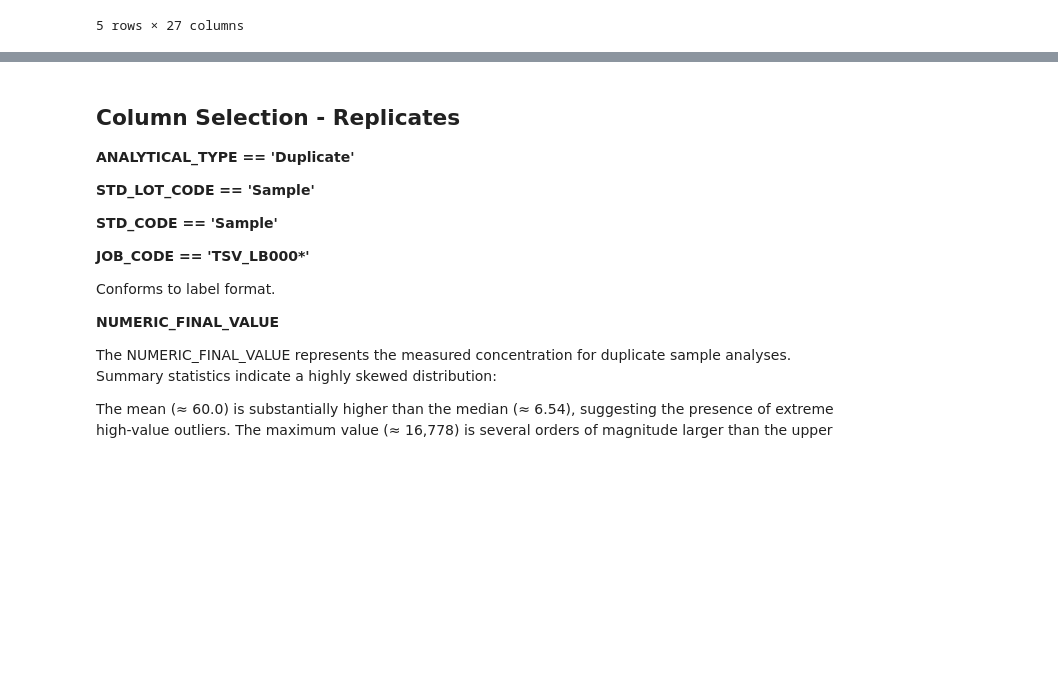
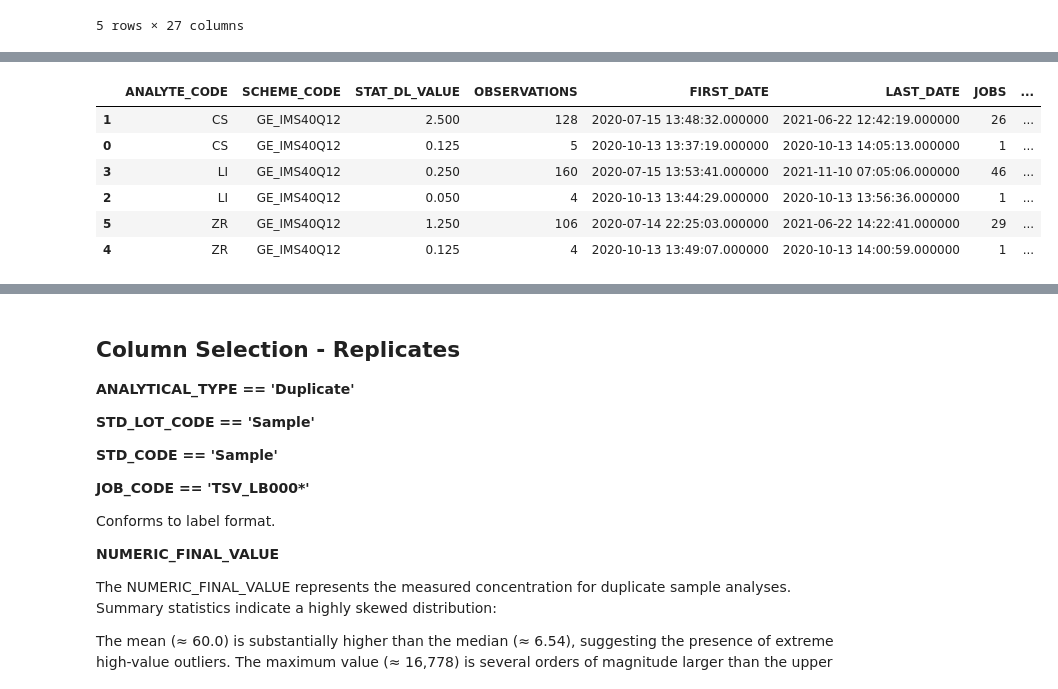
Before and after one commit to Jettiz/QUT-Capstone-Team-32-Datamine-QC-Quality-Control, a Jupyter notebook: notebooks/REP__distribution_analysis.ipynb, the cells around one changed output, grey strips where cells are left out. Saved outputs shown, nothing was run; the diff lists cells and outputs as text; code cells hidden in the pictures; blank space fills up the shorter version.

```diff
--- a/notebooks/REP__distribution_analysis.ipynb
+++ b/notebooks/REP__distribution_analysis.ipynb
@@ -104,0 +282,70 @@ df.head()
+# %%
+# Investigate remaining STAT_DL conflicts within Scheme
+# Determine whether SDL values changed over time
+
+CONFLICT_ANALYTES = ["CS", "LI", "ZR"]
+CONFLICT_SCHEME = "GE_IMS40Q12"
+
+stat_dl_history = (
+    df[
+        (df["ANALYTICAL_TYPE"] == "Replicate")
+        & (df["ANALYTE_CODE"].isin(CONFLICT_ANALYTES))
+        & (df["SCHEME_CODE"] == CONFLICT_SCHEME)
+    ][
+        [
+            "ANALYSED_DATE",
+            "ANALYTE_CODE",
+            "SCHEME_CODE",
+            "STAT_DL_VALUE",
+            "LIM_REP_VALUE",
+            "JOB_CODE",
+            "STD_LOT_CODE",
+            "STD_CODE",
+            "INSTRUMENT_ID"
+        ]
+    ]
+    .dropna(subset=["STAT_DL_VALUE"])
+    .sort_values(
+        [
+            "ANALYTE_CODE",
+            "ANALYSED_DATE"
+        ]
+    )
+)
+
+# Summarise each historical SDL period
+stat_dl_history_summary = (
+    stat_dl_history
+    .groupby(
+        [
+            "ANALYTE_CODE",
+            "SCHEME_CODE",
+            "STAT_DL_VALUE"
+        ],
+        dropna=False
+    )
+    .agg(
+        OBSERVATIONS=("ANALYTE_CODE", "size"),
+        FIRST_DATE=("ANALYSED_DATE", "min"),
+        LAST_DATE=("ANALYSED_DATE", "max"),
+        JOBS=("JOB_CODE", "nunique"),
+        UNIQUE_LIM_REP=("LIM_REP_VALUE", "nunique")
+    )
+    .reset_index()
+    .sort_values(
+        [
+            "ANALYTE_CODE",
+            "FIRST_DATE"
+        ]
+    )
+)
+
+display(stat_dl_history_summary)
+# %% [output]
+|  | ANALYTE_CODE | SCHEME_CODE | STAT_DL_VALUE | OBSERVATIONS | FIRST_DATE | LAST_DATE | JOBS | ... |
+| 1 | CS | GE_IMS40Q12 | 2.500 | 128 | 2020-07-15 13:48:32.000000 | 2021-06-22 12:42:19.000000 | 26 | ... |
+| 0 | CS | GE_IMS40Q12 | 0.125 | 5 | 2020-10-13 13:37:19.000000 | 2020-10-13 14:05:13.000000 | 1 | ... |
+| 3 | LI | GE_IMS40Q12 | 0.250 | 160 | 2020-07-15 13:53:41.000000 | 2021-11-10 07:05:06.000000 | 46 | ... |
+| 2 | LI | GE_IMS40Q12 | 0.050 | 4 | 2020-10-13 13:44:29.000000 | 2020-10-13 13:56:36.000000 | 1 | ... |
+| 5 | ZR | GE_IMS40Q12 | 1.250 | 106 | 2020-07-14 22:25:03.000000 | 2021-06-22 14:22:41.000000 | 29 | ... |
+| 4 | ZR | GE_IMS40Q12 | 0.125 | 4 | 2020-10-13 13:49:07.000000 | 2020-10-13 14:00:59.000000 | 1 | ... |
```
Also changed, not shown: parts of 4 cells of this notebook, 3 other files.
